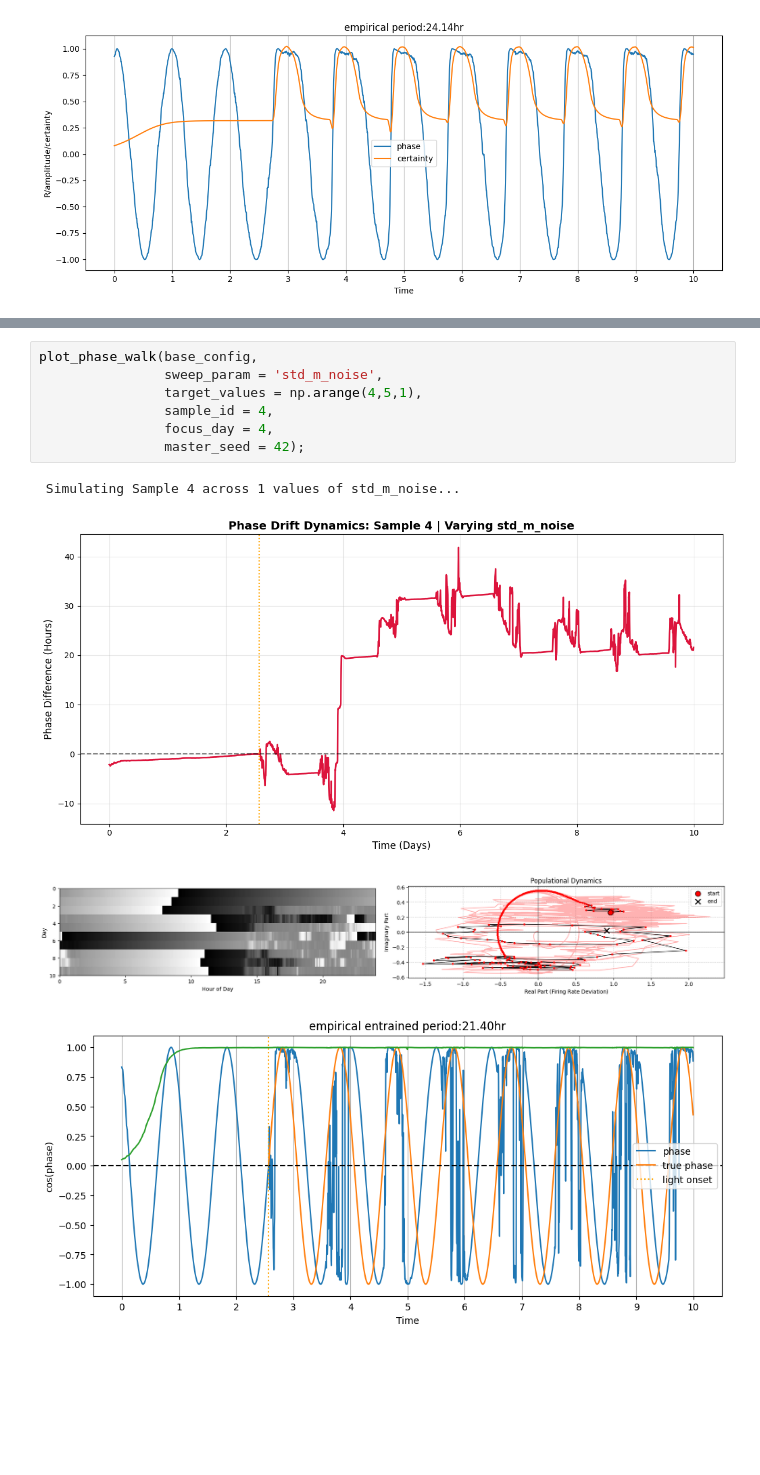
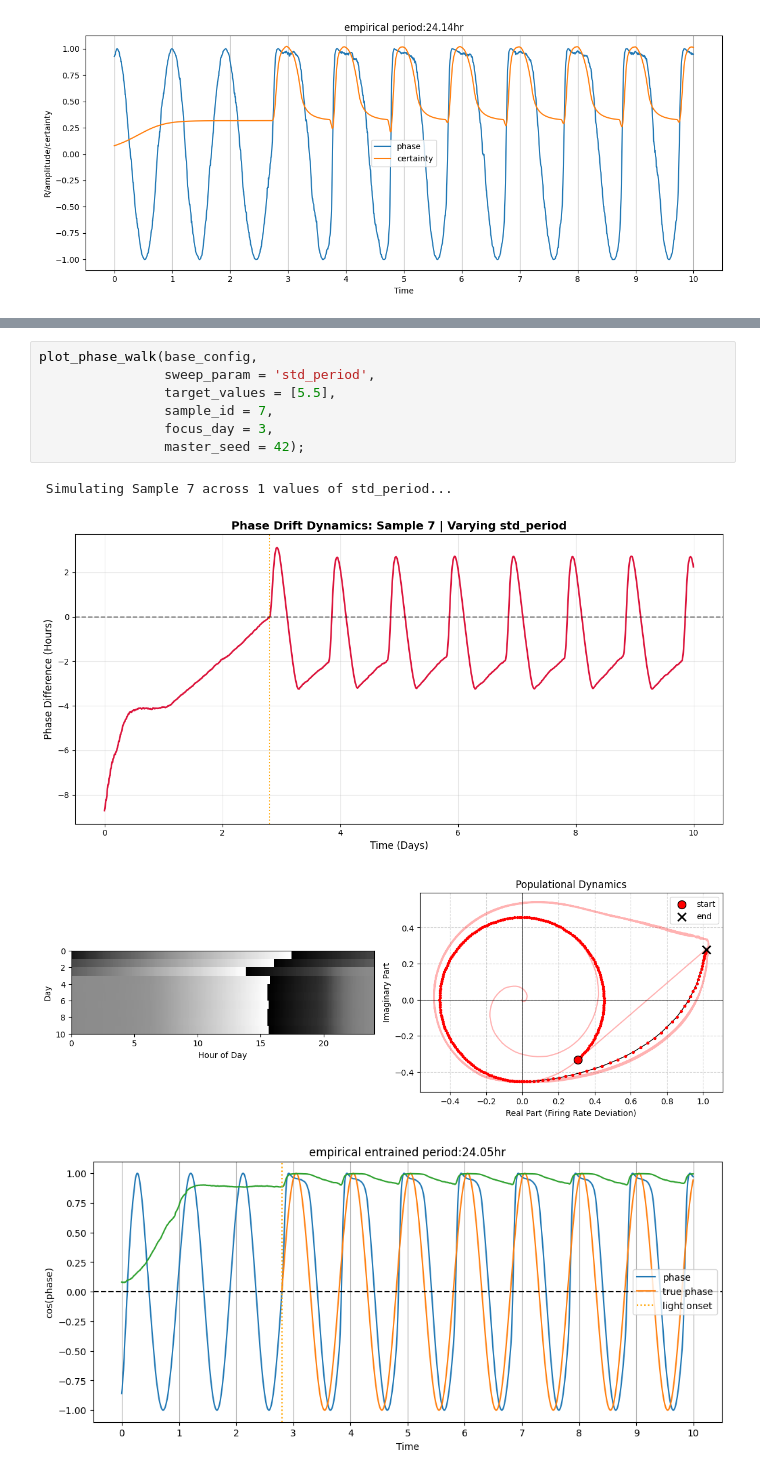
Before and after one commit to psyentistJJ/SCN, a Jupyter notebook: SL_model/SCN_entrainment.ipynb, the cells around one changed output, grey strips where cells are left out. Saved outputs shown, nothing was run; the diff lists cells and outputs as text; blank space fills up the shorter version.

```diff
--- a/SL_model/SCN_entrainment.ipynb
+++ b/SL_model/SCN_entrainment.ipynb
@@ -100,12 +130,12 @@ plot_phase_walk(base_config,
 # %%
 plot_phase_walk(base_config,
-                sweep_param = 'std_m_noise',
-                target_values = np.arange(4,5,1),
-                sample_id = 4,
-                focus_day = 4,
+                sweep_param = 'std_period',
+                target_values = [5.5],
+                sample_id = 7,
+                focus_day = 3,
                 master_seed = 42);
 # %% [output]
- Simulating Sample 4 across 1 values of std_m_noise...
+ Simulating Sample 7 across 1 values of std_period...
-[figure, old version]
+[figure, new version]
-[figure, old version]
+[figure, new version]
-[figure, old version]
+[figure, new version]
```
Also changed, not shown: parts of 14 cells of this notebook, 2 other files.
